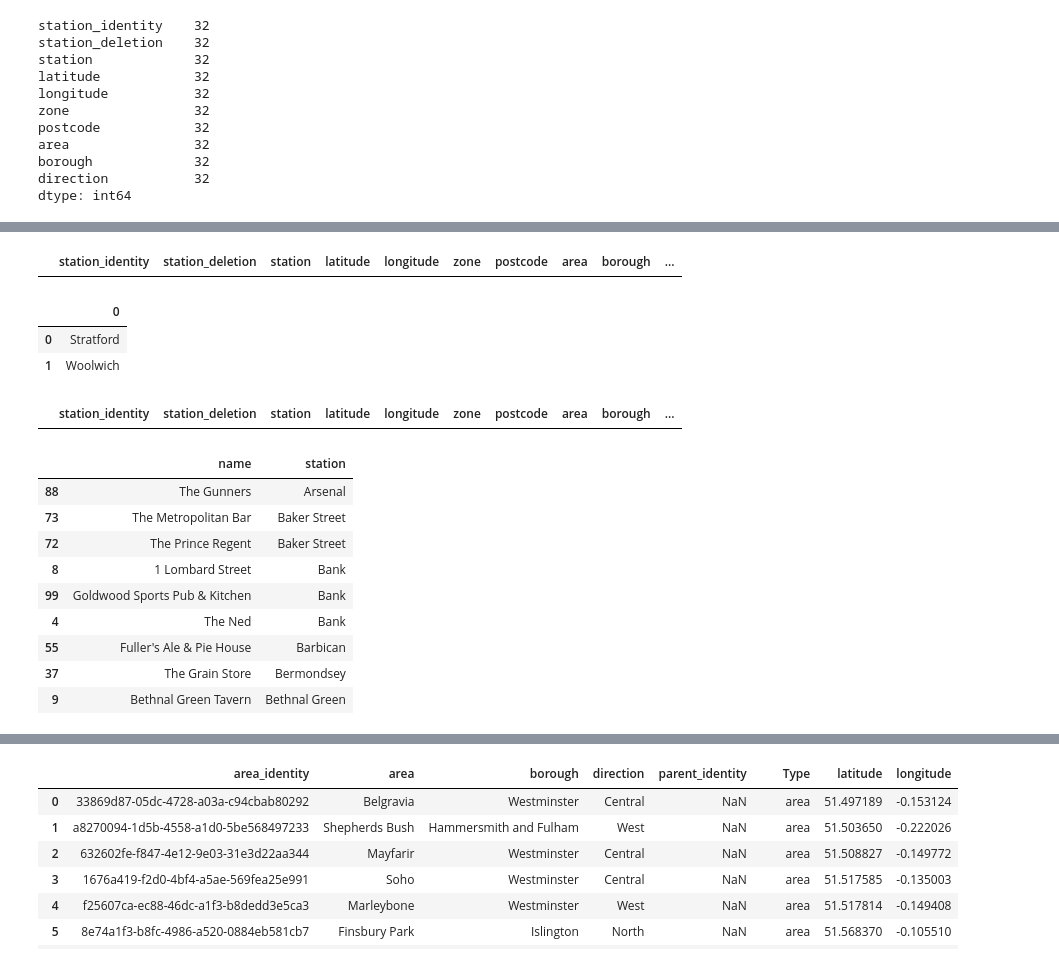
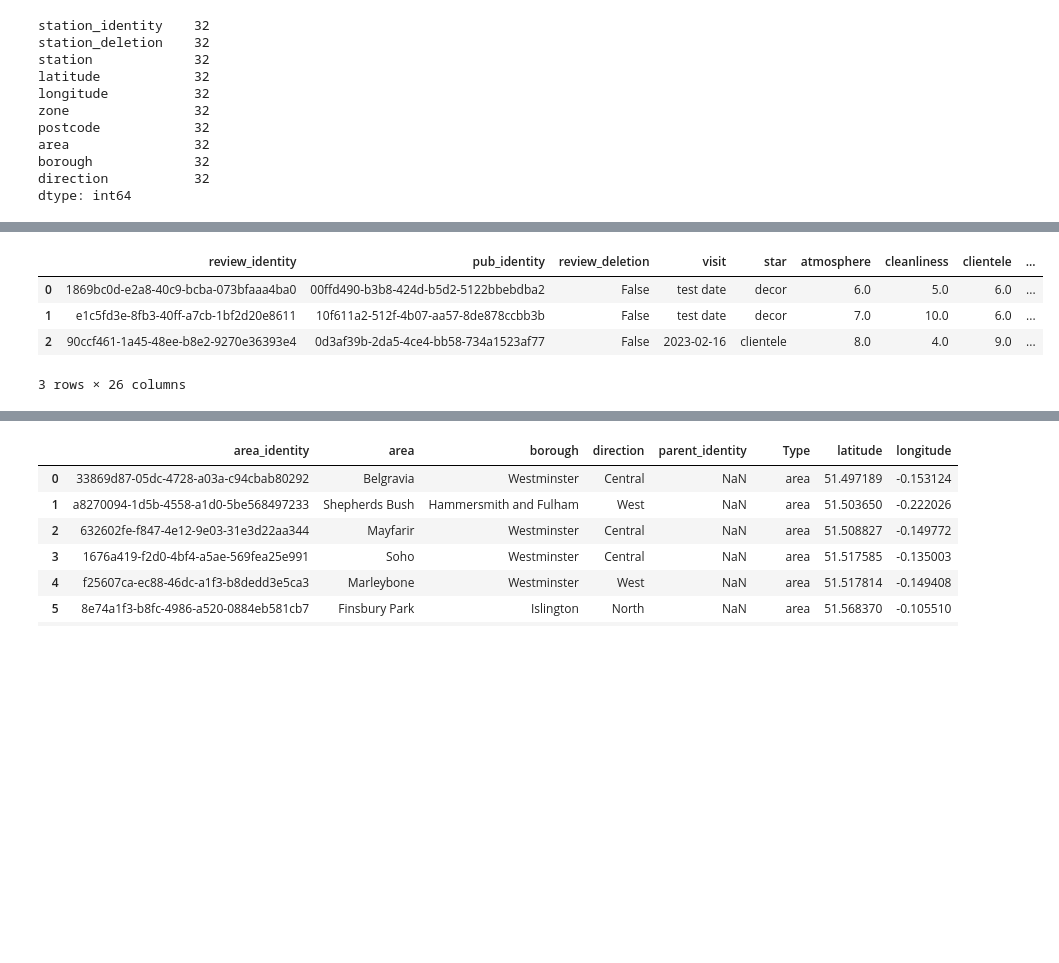
Before and after one commit to cartsmate/thepubcrawls, a Jupyter notebook: stations_edit.ipynb, the cells around one changed output, grey strips where cells are left out. Drawn from its saved outputs; the diff is of its cells as text; code cells hidden in the pictures; blank space fills up the shorter version.

```diff
--- a/stations_edit.ipynb
+++ b/stations_edit.ipynb
@@ -147,12 +113,0 @@ df_summary.to_csv(
-# %%
-df_stations_again[~df_stations_again['borough'].isin(['Barking and Dagenham','Barnet','Bexley','Ealing','City of London','Croydon',\
-                                                     'Harringay','Tower Hamlets','Bromley','Greenwich','Kingston upon Thames',\
-                                                     'Newham','Islington','Enfield','Brent','Camden','Chelmsford','Merton','Westminster',\
-                                                     'Hertfordshire','Lambeth','Redbridge','Wandsworth','Waltham Forest','Hillingdon',\
-                                                     'Richmond upon Thames','Tower Hamlets','Sutton','Southwark','Dartford','Lewisham',\
-                                                     'Kensington and Chelsea','Berkshire','Buckinghamshire','Hammersmith and Fulham',\
-                                                     'Hackney','Harrow','Hounslow','Havering','Reigate and Banstead'])]\
-                                               .sort_values(by='borough').head(20)
-# df_stations_again.sort_values(by='borough')
-# %% [output]
-|  | station_identity | station_deletion | station | latitude | longitude | zone | postcode | area | borough | ... |
@@ -166,33 +114,16 @@ df_start_again.to_csv('stations_again.csv', index=False)
 # %%
 df_stations['borough'] = np.where(df_stations['area'] == 'Clapham', 'Wandsworth', df_stations['area'])
 df_stations.to_csv('stations_again.csv', index=False)
-# %%
-unique_list = df_stations['area'].unique()
-d = pd.DataFrame(unique_list)
-d.head(2)
-# %% [output]
-|  | 0 |
-| 0 | Stratford |
-| 1 | Woolwich |
-# %%
-dd = df_stations[df_stations['area'].isnull()]
-dd
-# %% [output]
-|  | station_identity | station_deletion | station | latitude | longitude | zone | postcode | area | borough | ... |
 # %%
-pubs = pd.read_csv('pubs.csv')
-stations = pd.read_csv('stations.csv')
-full = pubs.merge(stations,how='left',on='station_identity')
-short = full[['name','station']]
-short.sort_values(by='station').iloc[1:10]
+import os
+import pandas as pd
+cwd = os.getcwd()
+# venues = pd.read_csv(cwd + '/files/venues.csv')
+# scores = pd.read_csv(cwd + '/files/scores.csv')
+scores.head(3)
 # %% [output]
-|  | name | station |
-| 88 | The Gunners | Arsenal |
-| 73 | The Metropolitan Bar | Baker Street |
-| 72 | The Prince Regent | Baker Street |
-| 8 | 1 Lombard Street | Bank |
-| 99 | Goldwood Sports Pub & Kitchen | Bank |
-| 4 | The Ned | Bank |
-| 55 | Fuller's Ale & Pie House | Barbican |
-| 37 | The Grain Store | Bermondsey |
-| 9 | Bethnal Green Tavern | Bethnal Green |
+|  | review_identity | pub_identity | review_deletion | visit | star | atmosphere | cleanliness | clientele | ... |
+| 0 | 1869bc0d-e2a8-40c9-bcba-073bfaaa4ba0 | 00ffd490-b3b8-424d-b5d2-5122bbebdba2 | False | test date | decor | 6.0 | 5.0 | 6.0 | ... |
+| 1 | e1c5fd3e-8fb3-40ff-a7cb-1bf2d20e8611 | 10f611a2-512f-4b07-aa57-8de878ccbb3b | False | test date | decor | 7.0 | 10.0 | 6.0 | ... |
+| 2 | 90ccf461-1a45-48ee-b8e2-9270e36393e4 | 0d3af39b-2da5-4ce4-bb58-734a1523af77 | False | 2023-02-16 | clientele | 8.0 | 4.0 | 9.0 | ... |
+3 rows × 26 columns
```
Also changed, not shown: parts of 7 cells of this notebook, 16 other files.
